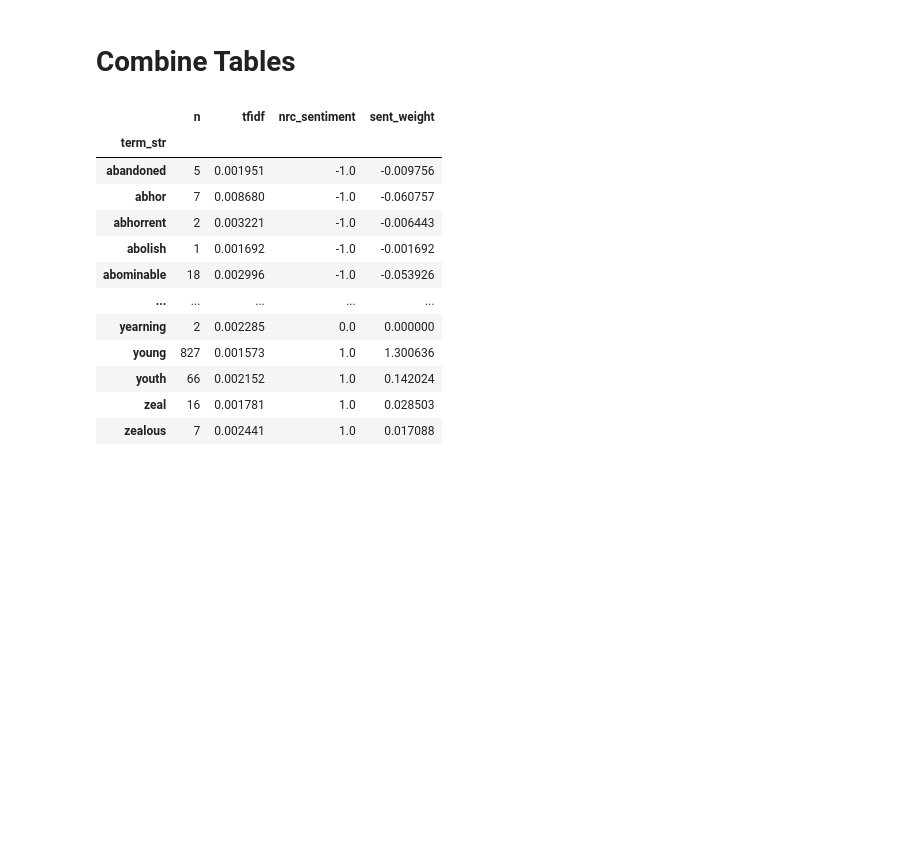
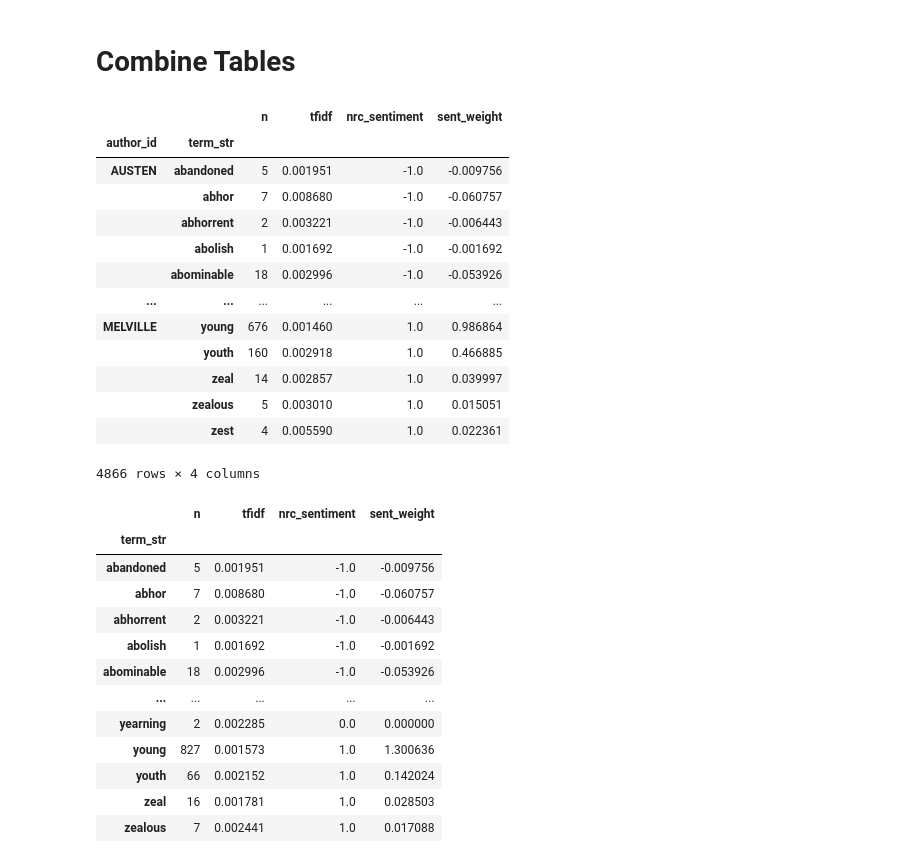
Before and after one commit to ontoligent/DS5001-2023-01-R, a Jupyter notebook: lessons/M10_SentimentAnalysis/M10_05_WordShiftGraphs.ipynb, the cells around one changed output. Saved outputs shown, nothing was run; the diff lists cells and outputs as text; code cells hidden in the pictures; blank space fills up the shorter version.

```diff
--- a/lessons/M10_SentimentAnalysis/M10_05_WordShiftGraphs.ipynb
+++ b/lessons/M10_SentimentAnalysis/M10_05_WordShiftGraphs.ipynb
@@ -43,6 +43,23 @@ AUTH = BOW.join(LIB.author_id, on='book_id').groupby(['author_id','term_str']).a
 AUTH['sent_weight'] = AUTH['n'] * AUTH['tfidf'] * AUTH['nrc_sentiment']
 # %%
 # AUTH['sent_weight'] = AUTH['tfidf'] * AUTH['nrc_sentiment']
+# %%
+AUTH
+# %% [output]
+|  |  | n | tfidf | nrc_sentiment | sent_weight |
+| author_id | term_str |  |  |  |  |
+| AUSTEN | abandoned | 5 | 0.001951 | -1.0 | -0.009756 |
+|  | abhor | 7 | 0.008680 | -1.0 | -0.060757 |
+|  | abhorrent | 2 | 0.003221 | -1.0 | -0.006443 |
+|  | abolish | 1 | 0.001692 | -1.0 | -0.001692 |
+|  | abominable | 18 | 0.002996 | -1.0 | -0.053926 |
+| ... | ... | ... | ... | ... | ... |
+| MELVILLE | young | 676 | 0.001460 | 1.0 | 0.986864 |
+|  | youth | 160 | 0.002918 | 1.0 | 0.466885 |
+|  | zeal | 14 | 0.002857 | 1.0 | 0.039997 |
+|  | zealous | 5 | 0.003010 | 1.0 | 0.015051 |
+|  | zest | 4 | 0.005590 | 1.0 | 0.022361 |
+4866 rows × 4 columns
 # %%
 AUTH.loc['AUSTEN']
 # %% [output]
```
Also changed, not shown: parts of 5 cells of this notebook, 3 other files.
